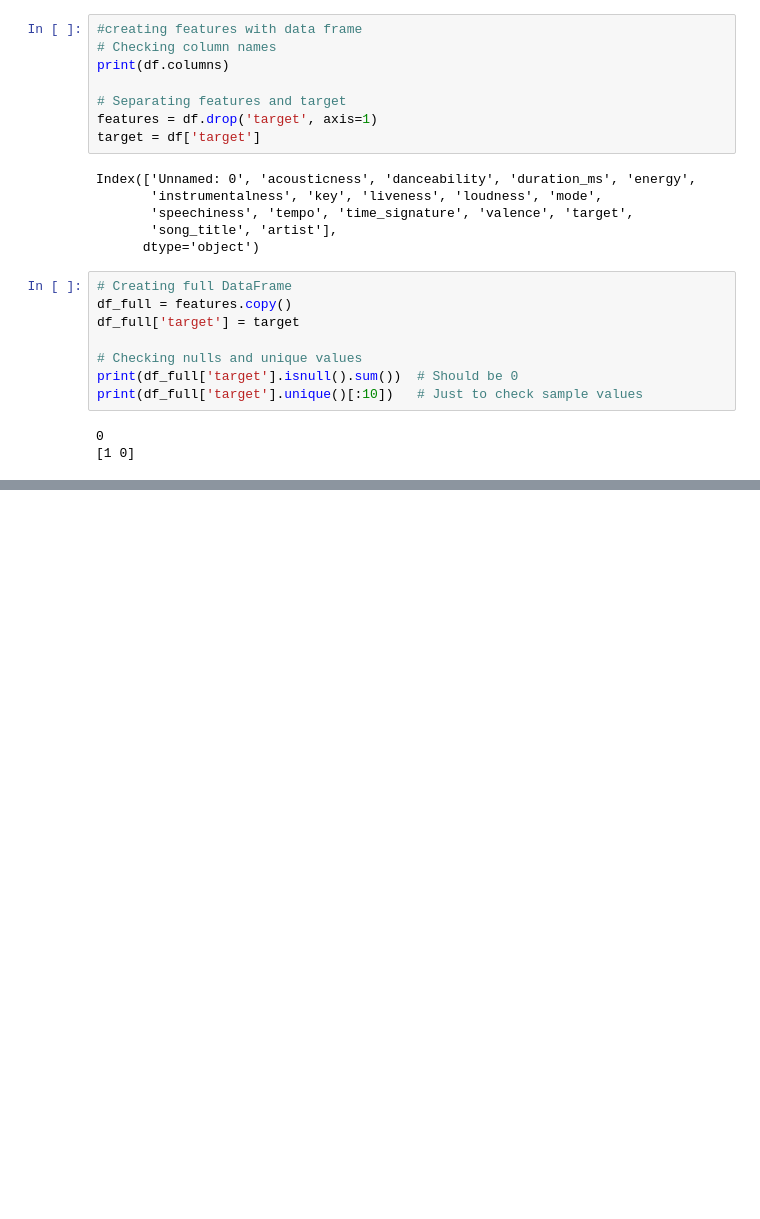
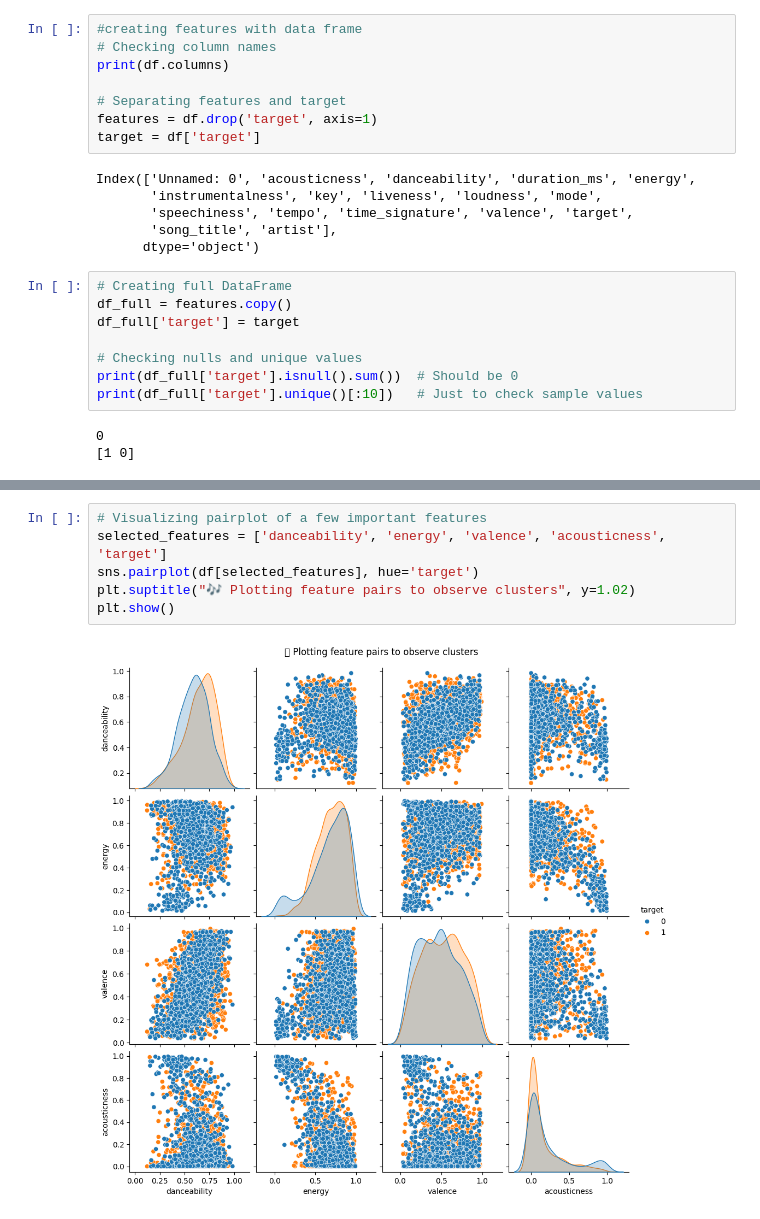
Before and after one commit to mlwithC/spotifypopularitypredictor, a Jupyter notebook: spotifypopularitypredictor.ipynb, the cells around one changed output, grey strips where cells are left out. Saved outputs shown, nothing was run; the diff lists cells and outputs as text; blank space fills up the shorter version.

```diff
--- a/spotifypopularitypredictor.ipynb
+++ b/spotifypopularitypredictor.ipynb
@@ -45,0 +108,8 @@ print(df_full['target'].unique()[:10])   # Just to check sample values
+# %%
+# Visualizing pairplot of a few important features
+selected_features = ['danceability', 'energy', 'valence', 'acousticness', 'target']
+sns.pairplot(df[selected_features], hue='target')
+plt.suptitle("🎶 Plotting feature pairs to observe clusters", y=1.02)
+plt.show()
+# %% [output]
+[figure, added]
```
Also changed, not shown: parts of 9 cells of this notebook, 1 other file.
